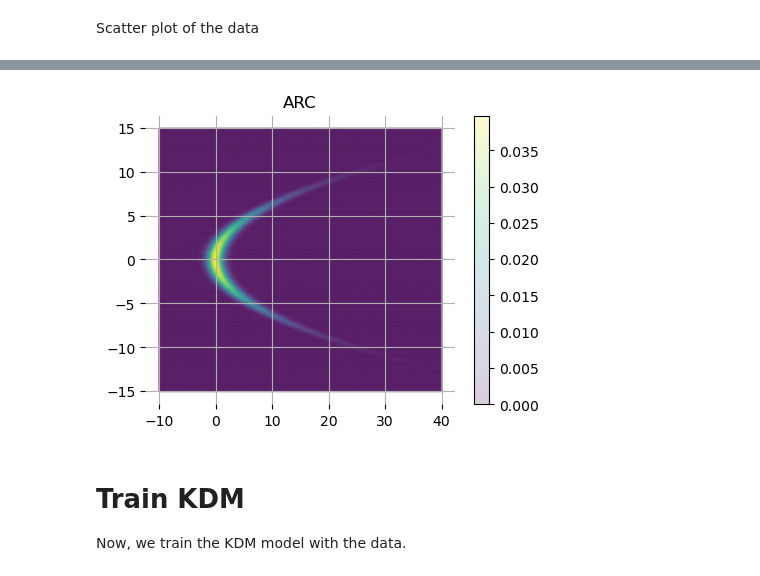
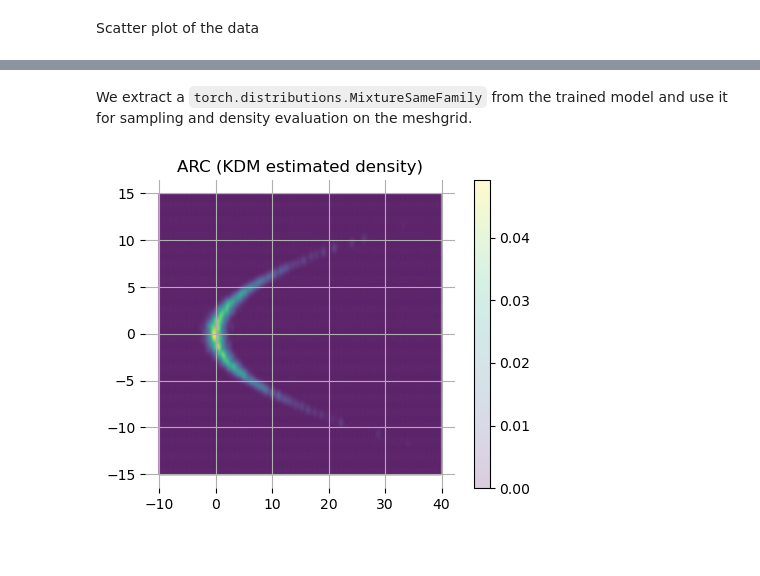
Before and after one commit to fagonzalezo/kdm, a Jupyter notebook: examples/kdm_density_estimation.ipynb, the cells around one changed output, grey strips where cells are left out. Saved outputs shown, nothing was run; the diff lists cells and outputs as text; code cells hidden in the pictures; blank space fills up the shorter version.

```diff
--- a/examples/kdm_density_estimation.ipynb
+++ b/examples/kdm_density_estimation.ipynb
@@ -72,0 +58,16 @@ real_prob = x2_dist.prob(X_plot[:,1]) * scipy.stats.norm(0.25 * np.square(X_plot
+# %%
+xx, yy = np.mgrid[-10:40:.1, -15:15:.1]
+pos = np.dstack((xx, yy))
+X_plot = pos.reshape([xx.size, 2]).astype(np.float32)
+
+real_prob = (
+    scipy.stats.norm.pdf(X_plot[:, 1], loc=0.0, scale=4.0)
+    * scipy.stats.norm.pdf(X_plot[:, 0], loc=0.25 * X_plot[:, 1] ** 2, scale=1.0)
+)
+
+plt.rcParams["figure.figsize"] = (5, 4)
+plt.axes(frameon=0); plt.grid()
+plt.scatter(xx, yy, c=real_prob.reshape(xx.shape),
+            alpha=.2, s=3, linewidths=0)
+plt.colorbar(); plt.title('ARC (true density)')
+plt.show()
@@ -72,0 +76,2 @@ real_prob = x2_dist.prob(X_plot[:,1]) * scipy.stats.norm(0.25 * np.square(X_plot
+# %%
+x_train_np, x_test_np = train_test_split(x_samples, test_size=0.2)
@@ -72,0 +122,2 @@ real_prob = x2_dist.prob(X_plot[:,1]) * scipy.stats.norm(0.25 * np.square(X_plot
+# %%
+de_kdm, sigmas, losses_ = train_de(x_train_np, n_comp=400, epochs=20)
@@ -73,11 +135,16 @@ real_prob = x2_dist.prob(X_plot[:,1]) * scipy.stats.norm(0.25 * np.square(X_plot
+# %% [markdown]
+We extract a `torch.distributions.MixtureSameFamily` from the trained model and use it for sampling and density evaluation on the meshgrid.
 # %%
-plt.rcParams["figure.figsize"] = (20*0.25,15*0.25)
-plt.axes(frameon = 0)
-plt.grid()
-plt.scatter(x, y, c = real_prob.numpy().reshape([500,300]) , alpha = .2, s = 3, linewidths= 0.0000001)
-plt.colorbar()
-plt.title('ARC')
-#plt.savefig('alldensities_arc.png',dpi = 300)
+distrib = de_kdm.get_distrib()
+X_plot_t = torch.as_tensor(X_plot)
+log_p = distrib.log_prob(X_plot_t)
+pred_prob = torch.exp(log_p).detach().cpu().numpy()
+
+plt.rcParams["figure.figsize"] = (5, 4)
+plt.axes(frameon=0); plt.grid()
+plt.scatter(xx, yy, c=pred_prob.reshape(xx.shape),
+            alpha=.2, s=3, linewidths=0)
+plt.colorbar(); plt.title('ARC (KDM estimated density)')
 plt.show()
 # %% [output]
-[figure, old version]
+[figure, new version]
@@ -86,4 +150,0 @@ x_train, x_test = train_test_split(x_samples.numpy(), test_size=0.2)
-# %% [markdown]
-# Train KDM
-
-Now, we train the KDM model with the data.
```
Also changed, not shown: parts of 28 cells of this notebook, 4 other files.
